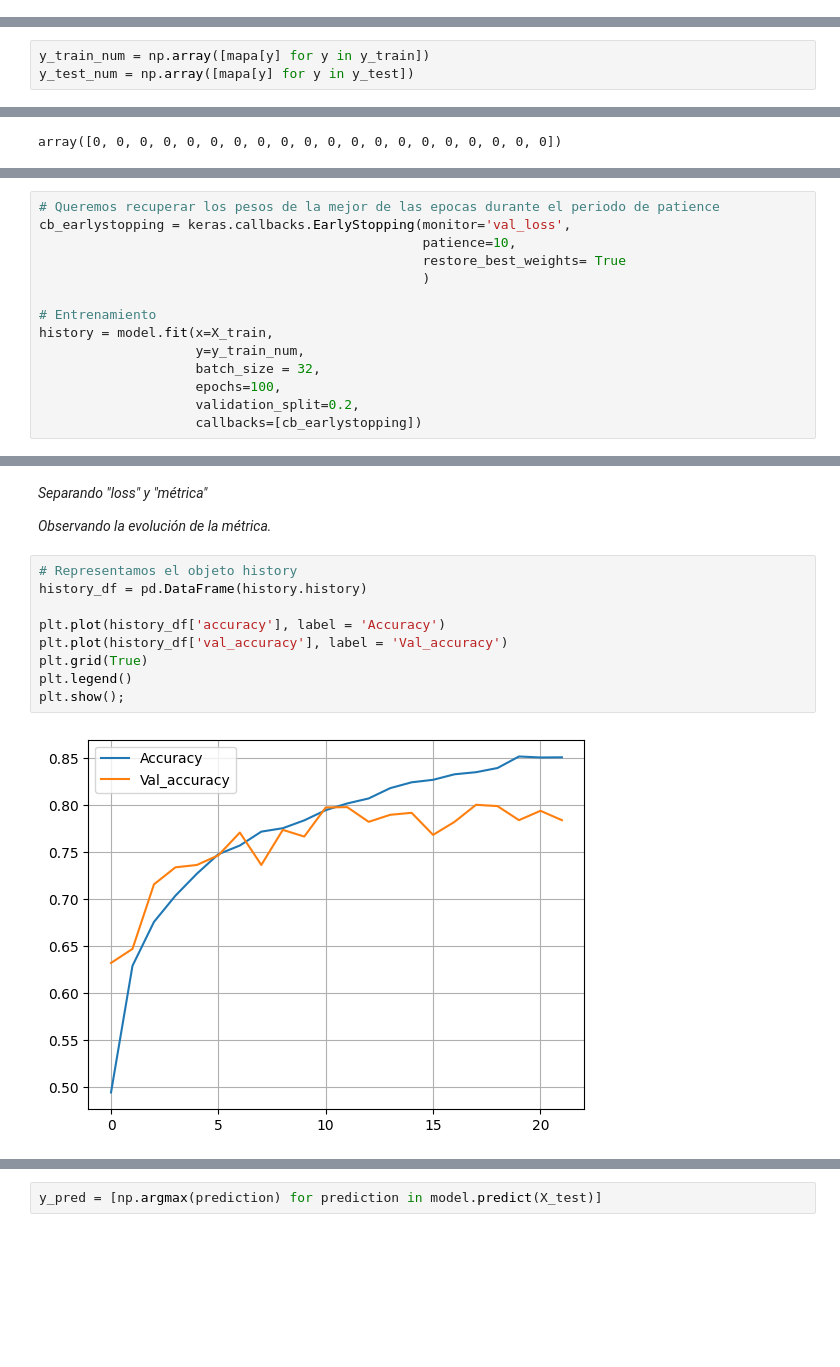
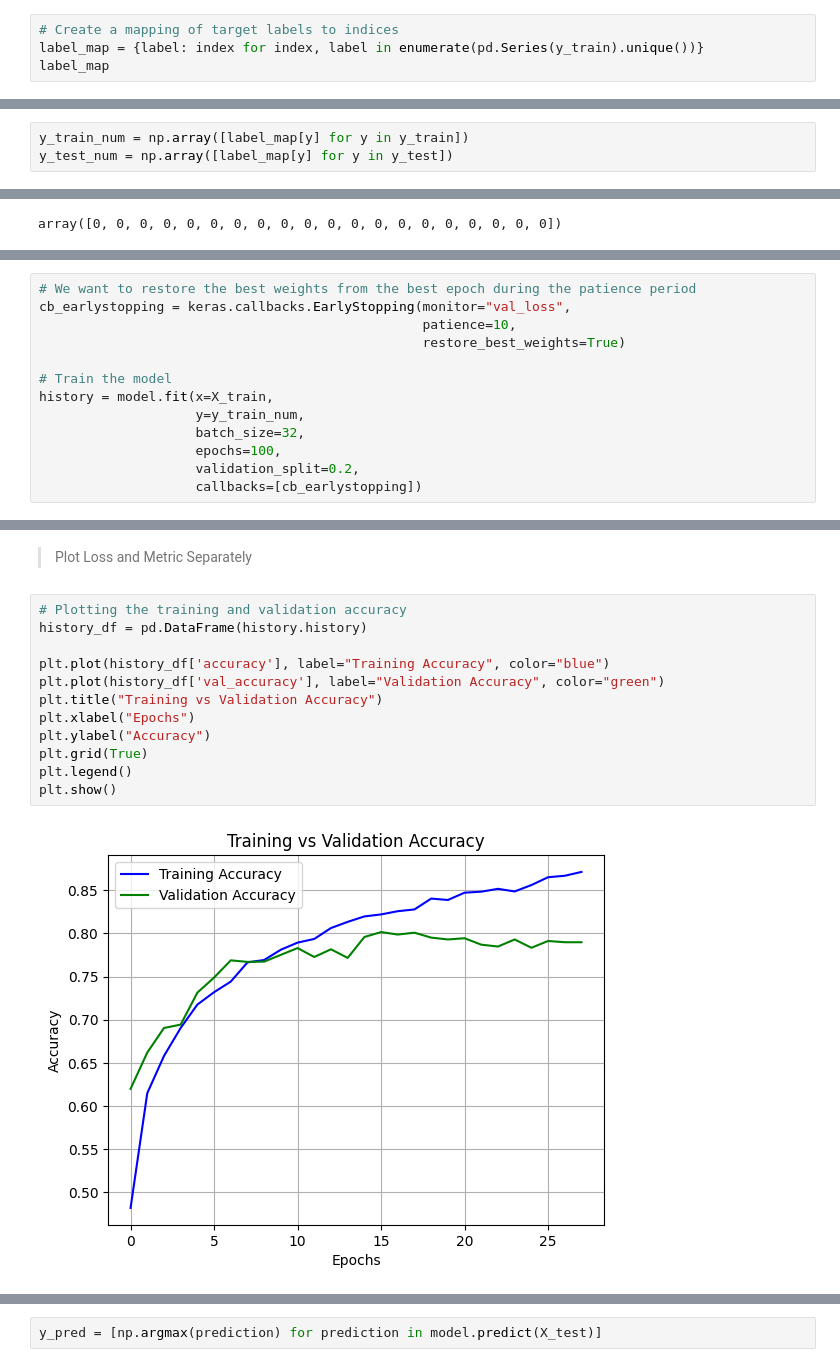
Before and after one commit to elecomexp/deep_learning, a Jupyter notebook: src/notebooks/nb01_cnn_landscapes.ipynb, the cells around one changed output, grey strips where cells are left out. Drawn from its saved outputs; the diff is of its cells as text; blank space fills up the shorter version.

```diff
--- a/src/notebooks/nb01_cnn_landscapes.ipynb
+++ b/src/notebooks/nb01_cnn_landscapes.ipynb
@@ -384,0 +337,4 @@ mapa
+# %%
+# Create a mapping of target labels to indices
+label_map = {label: index for index, label in enumerate(pd.Series(y_train).unique())}
+label_map
@@ -385,6 +348,6 @@ mapa
 # %%
-y_train_num = np.array([mapa[y] for y in y_train])
-y_test_num = np.array([mapa[y] for y in y_test])
+y_train_num = np.array([label_map[y] for y in y_train])
+y_test_num = np.array([label_map[y] for y in y_test])
 # %%
 y_train_num[0:20]
 # %% [output]
@@ -397,14 +362,13 @@ X_train, y_train_num = shuffle(X_train, y_train_num)
 # %%
-# Queremos recuperar los pesos de la mejor de las epocas durante el periodo de patience
-cb_earlystopping = keras.callbacks.EarlyStopping(monitor='val_loss',
+# We want to restore the best weights from the best epoch during the patience period
+cb_earlystopping = keras.callbacks.EarlyStopping(monitor="val_loss",
                                                  patience=10,
-                                                 restore_best_weights= True
-                                                 )
+                                                 restore_best_weights=True)
 
-# Entrenamiento
+# Train the model
 history = model.fit(x=X_train,
                     y=y_train_num,
-                    batch_size = 32,
+                    batch_size=32,
                     epochs=100,
                     validation_split=0.2,
                     callbacks=[cb_earlystopping])
@@ -444,15 +405,16 @@ plt.show()
-# %% [markdown]
-*Separando "loss" y "métrica"*
-
-*Observando la evolución de la métrica.*
+# %% [markdown]
+> Plot Loss and Metric Separately
 # %%
-# Representamos el objeto history
+# Plotting the training and validation accuracy
 history_df = pd.DataFrame(history.history)
 
-plt.plot(history_df['accuracy'], label = 'Accuracy')
-plt.plot(history_df['val_accuracy'], label = 'Val_accuracy')
+plt.plot(history_df['accuracy'], label="Training Accuracy", color="blue")
+plt.plot(history_df['val_accuracy'], label="Validation Accuracy", color="green")
+plt.title("Training vs Validation Accuracy")
+plt.xlabel("Epochs")
+plt.ylabel("Accuracy")
 plt.grid(True)
 plt.legend()
-plt.show();
+plt.show()
 # %% [output]
-[figure, old version]
+[figure, new version]
```
Also changed, not shown: parts of 93 cells of this notebook.
